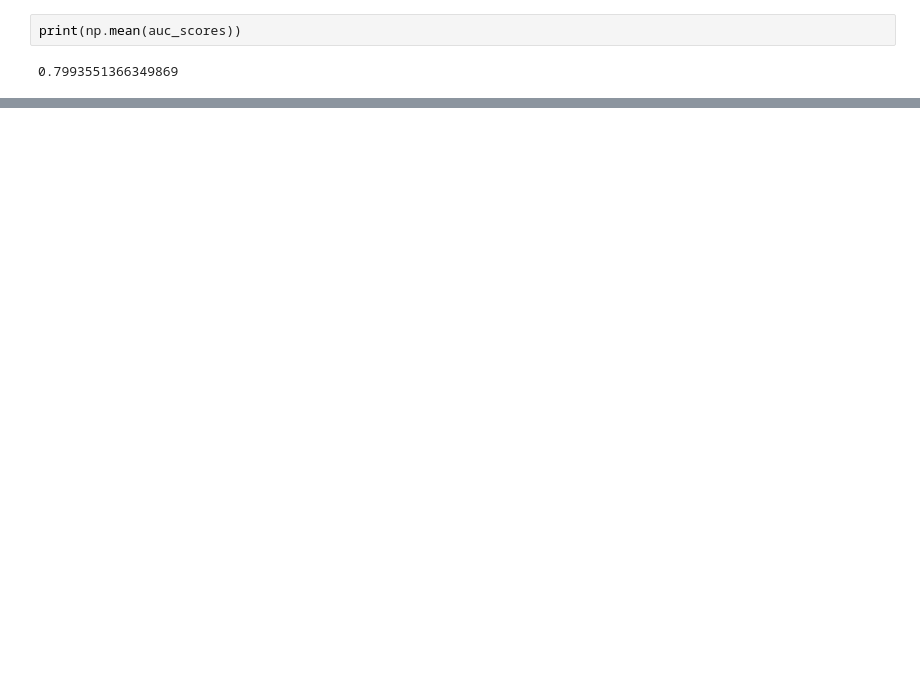
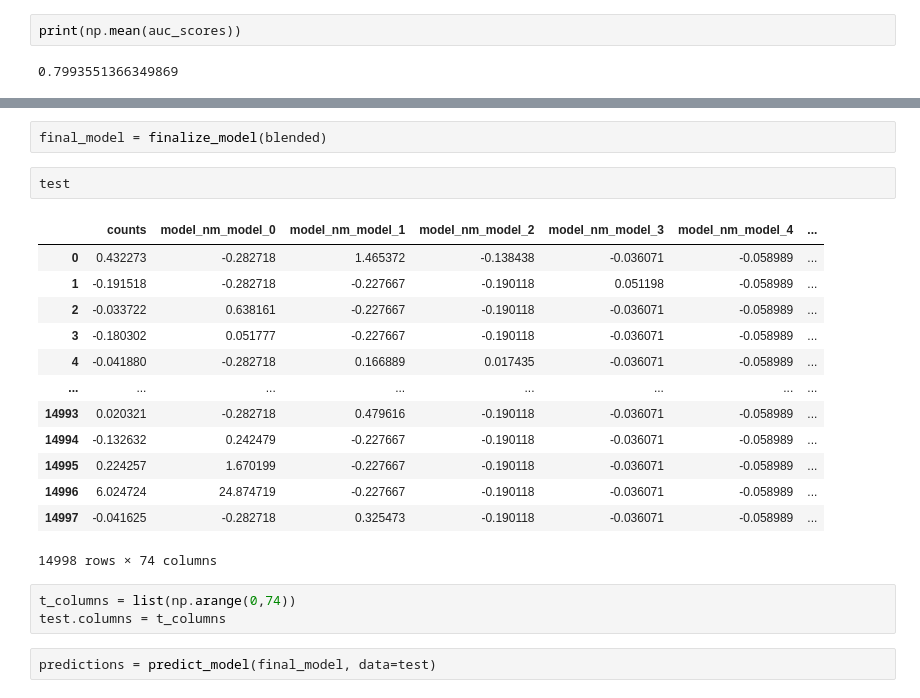
Before and after one commit to LEEHM97/machine-learning-exercises, a Jupyter notebook: 10.DAYCON대회_사용자불편예지/model_corr_case2.ipynb, the cells around one changed output, grey strips where cells are left out. Saved outputs shown, nothing was run; the diff lists cells and outputs as text; blank space fills up the shorter version.

```diff
--- a/10.DAYCON대회_사용자불편예지/model_corr_case2.ipynb
+++ b/10.DAYCON대회_사용자불편예지/model_corr_case2.ipynb
@@ -270,0 +302,23 @@ pred_holdout = predict_model(blended)
+# %%
+final_model = finalize_model(blended)
+# %%
+test
+# %% [output]
+|  | counts | model_nm_model_0 | model_nm_model_1 | model_nm_model_2 | model_nm_model_3 | model_nm_model_4 | ... |
+| 0 | 0.432273 | -0.282718 | 1.465372 | -0.138438 | -0.036071 | -0.058989 | ... |
+| 1 | -0.191518 | -0.282718 | -0.227667 | -0.190118 | 0.051198 | -0.058989 | ... |
+| 2 | -0.033722 | 0.638161 | -0.227667 | -0.190118 | -0.036071 | -0.058989 | ... |
+| 3 | -0.180302 | 0.051777 | -0.227667 | -0.190118 | -0.036071 | -0.058989 | ... |
+| 4 | -0.041880 | -0.282718 | 0.166889 | 0.017435 | -0.036071 | -0.058989 | ... |
+| ... | ... | ... | ... | ... | ... | ... | ... |
+| 14993 | 0.020321 | -0.282718 | 0.479616 | -0.190118 | -0.036071 | -0.058989 | ... |
+| 14994 | -0.132632 | 0.242479 | -0.227667 | -0.190118 | -0.036071 | -0.058989 | ... |
+| 14995 | 0.224257 | 1.670199 | -0.227667 | -0.190118 | -0.036071 | -0.058989 | ... |
+| 14996 | 6.024724 | 24.874719 | -0.227667 | -0.190118 | -0.036071 | -0.058989 | ... |
+| 14997 | -0.041625 | -0.282718 | 0.325473 | -0.190118 | -0.036071 | -0.058989 | ... |
+14998 rows × 74 columns
+# %%
+t_columns = list(np.arange(0,74))
+test.columns = t_columns
+# %%
+predictions = predict_model(final_model, data=test)
```
Also changed, not shown: parts of 16 cells of this notebook.
